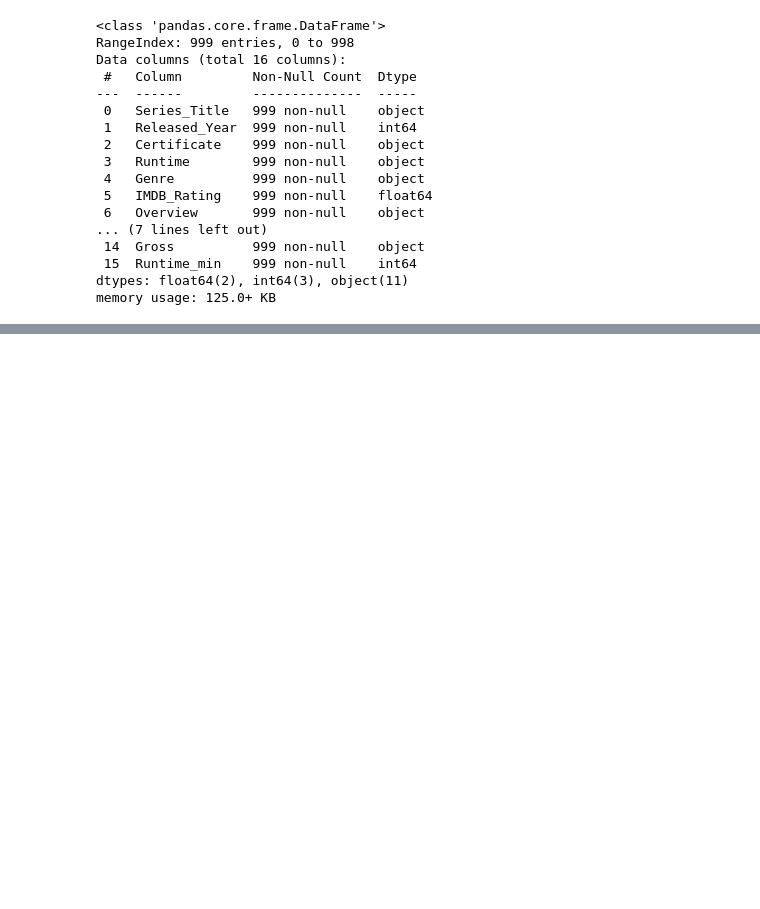
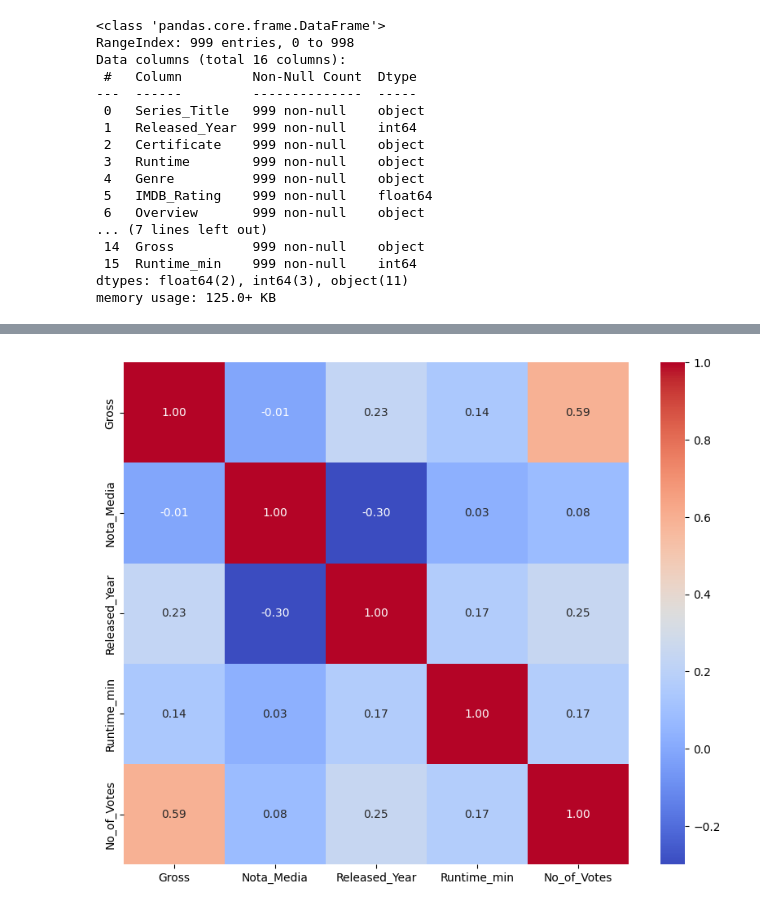
Before and after one commit to anneaiad/LH_CD_ANNE_PIMENTEL, a Jupyter notebook: desafio_indicium_cd.ipynb, the cells around one changed output, grey strips where cells are left out. Drawn from its saved outputs; the diff is of its cells as text; code cells hidden in the pictures; blank space fills up the shorter version.

```diff
--- a/desafio_indicium_cd.ipynb
+++ b/desafio_indicium_cd.ipynb
@@ -283,0 +362,5 @@ dados_tratados.to_csv('dados_tratados_desafio_indicium.csv', index=False)
+# %%
+# Verificar os filmes mais populares em relação a pontuação IMDB e Meta Score calculando a média de pontuação
+# Criando uma nova coluna com a média das notas IMDB e Meta
+dados_tratados['Nota_Media'] = ((dados_tratados['IMDB_Rating'] * 10) + dados_tratados['Meta_score'])/2
+dados_tratados.info()
@@ -283,0 +768,7 @@ dados_tratados.to_csv('dados_tratados_desafio_indicium.csv', index=False)
+# %%
+# Tratando a coluna 'Gross' separadamente e retirando as vírgulas
+dados_tratados['Gross'] = dados_tratados['Gross'].str.replace(',', '', regex=False)
+# %%
+# Transformando a coluna 'Gross' em numérica para trabalharmos no novo DataFrame
+import numpy as np
+dados_tratados['Gross'] = pd.to_numeric(dados_tratados['Gross'], errors='coerce')
@@ -283,0 +822,11 @@ dados_tratados.to_csv('dados_tratados_desafio_indicium.csv', index=False)
+# %%
+# Visualizando o heatmap agora com a coluna 'Gross' e 'Nota_Media'
+colunas_selecionadas = ['Gross', 'Nota_Media', 'Released_Year', 'Runtime_min', 'No_of_Votes']
+dados_selecionados = dados_tratados[colunas_selecionadas]
+correlacao_selecionados = dados_selecionados.corr()
+
+plt.figure(figsize=(10,8))
+sns.heatmap(correlacao_selecionados, annot=True, cmap='coolwarm', fmt='.2f')
+plt.show()
+# %% [output]
+[figure, added]
```
Also changed, not shown: parts of 74 cells of this notebook.
